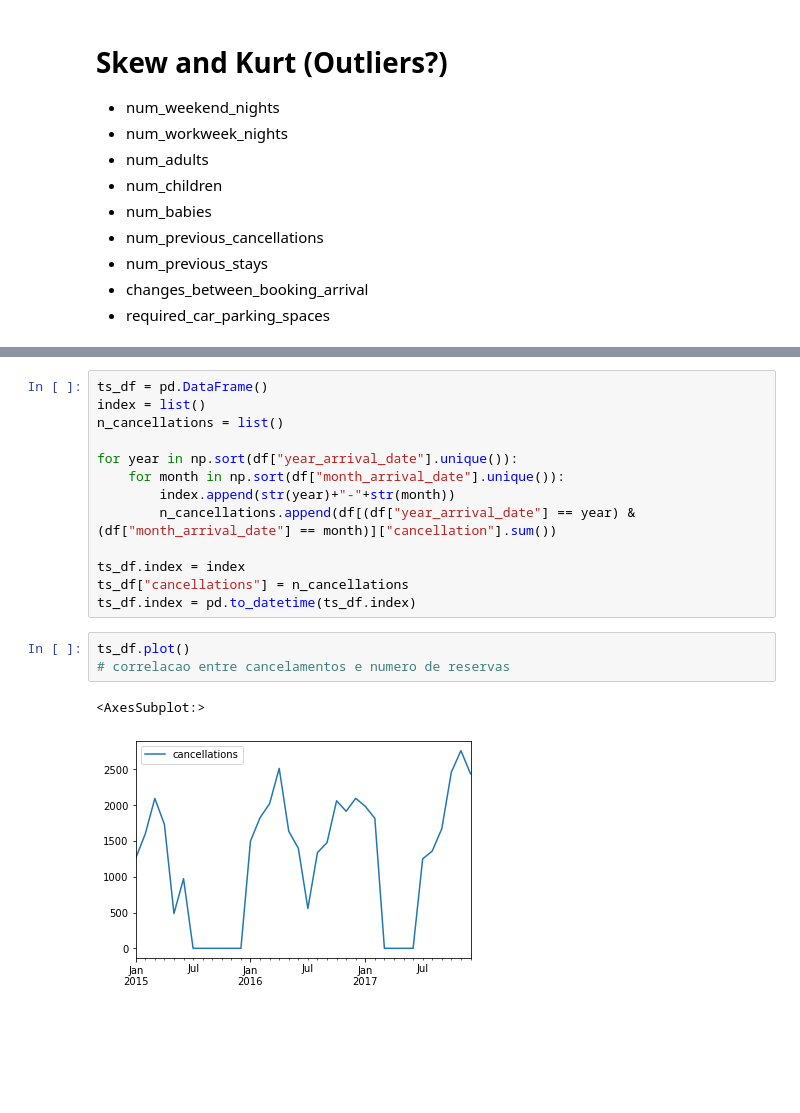
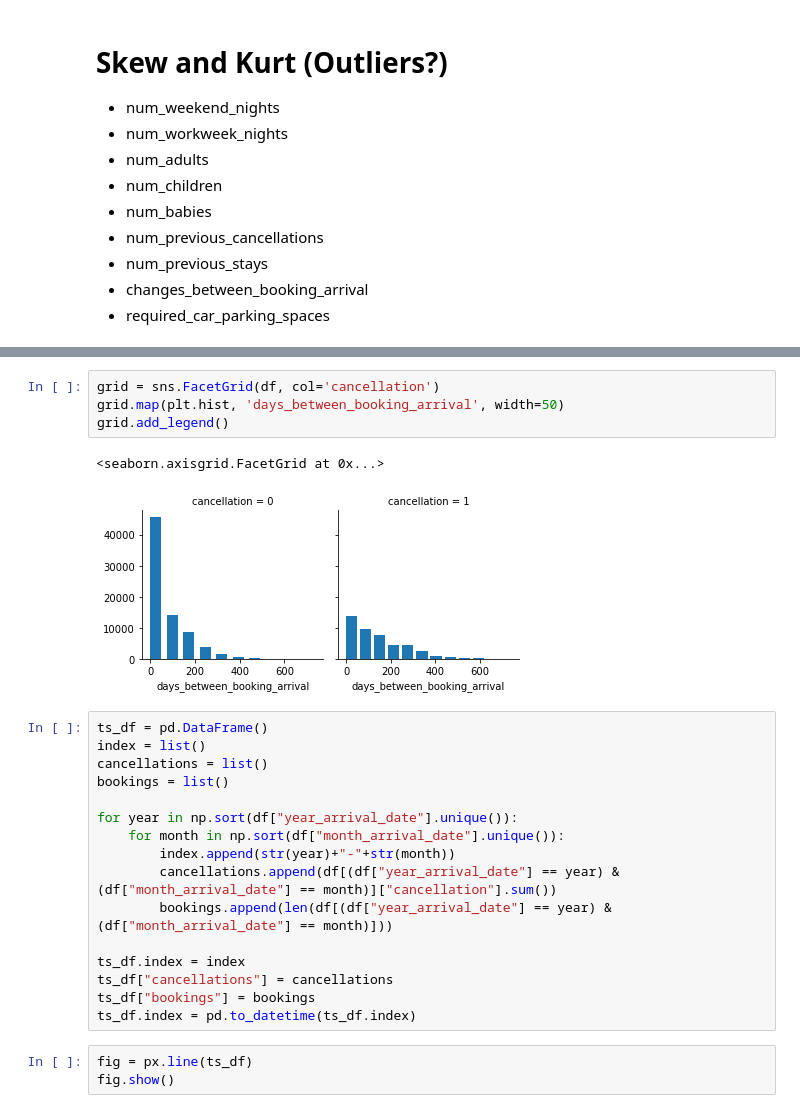
Before and after one commit to danieloda/cancellation_prediction, a Jupyter notebook: cancellation_prediction.ipynb, the cells around one changed output, grey strips where cells are left out. Saved outputs shown, nothing was run; the diff lists cells and outputs as text; blank space fills up the shorter version.

```diff
--- a/cancellation_prediction.ipynb
+++ b/cancellation_prediction.ipynb
@@ -216,22 +180,29 @@ df[(df["year_arrival_date"] == 2017) & (df["month_arrival_date"] == 2) & (df["da
+# %%
+grid = sns.FacetGrid(df, col='cancellation')
+grid.map(plt.hist, 'days_between_booking_arrival', width=50)
+grid.add_legend()
+# %% [output]
+<seaborn.axisgrid.FacetGrid at 0x...>
+[figure, added]
 # %%
 ts_df = pd.DataFrame()
 index = list()
-n_cancellations = list()
+cancellations = list()
+bookings = list()
 
 for year in np.sort(df["year_arrival_date"].unique()):
     for month in np.sort(df["month_arrival_date"].unique()):
         index.append(str(year)+"-"+str(month))
-        n_cancellations.append(df[(df["year_arrival_date"] == year) & (df["month_arrival_date"] == month)]["cancellation"].sum())
+        cancellations.append(df[(df["year_arrival_date"] == year) & (df["month_arrival_date"] == month)]["cancellation"].sum())
+        bookings.append(len(df[(df["year_arrival_date"] == year) & (df["month_arrival_date"] == month)]))
 
 ts_df.index = index
-ts_df["cancellations"] = n_cancellations
+ts_df["cancellations"] = cancellations
+ts_df["bookings"] = bookings
 ts_df.index = pd.to_datetime(ts_df.index)
-# %%
-ts_df.plot()
-# correlacao entre cancelamentos e numero de reservas
-# %% [output]
-<AxesSubplot:>
-[figure, removed]
+# %%
+fig = px.line(ts_df)
+fig.show()
 # %%
 # CHURN
 
```
Also changed, not shown: parts of 27 cells of this notebook.
